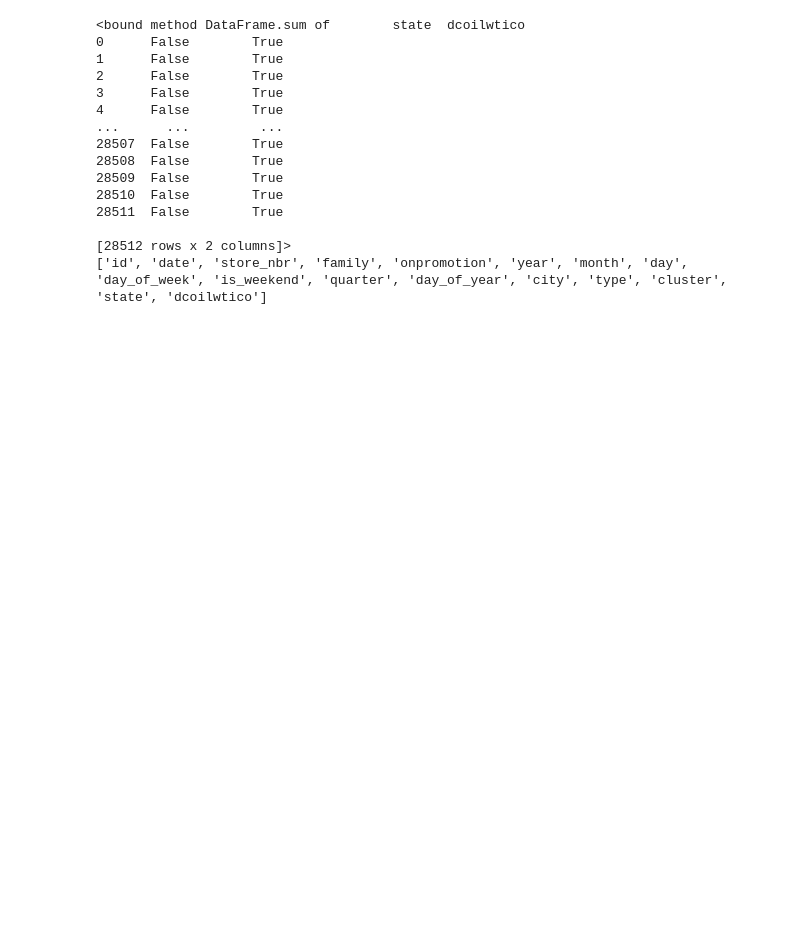
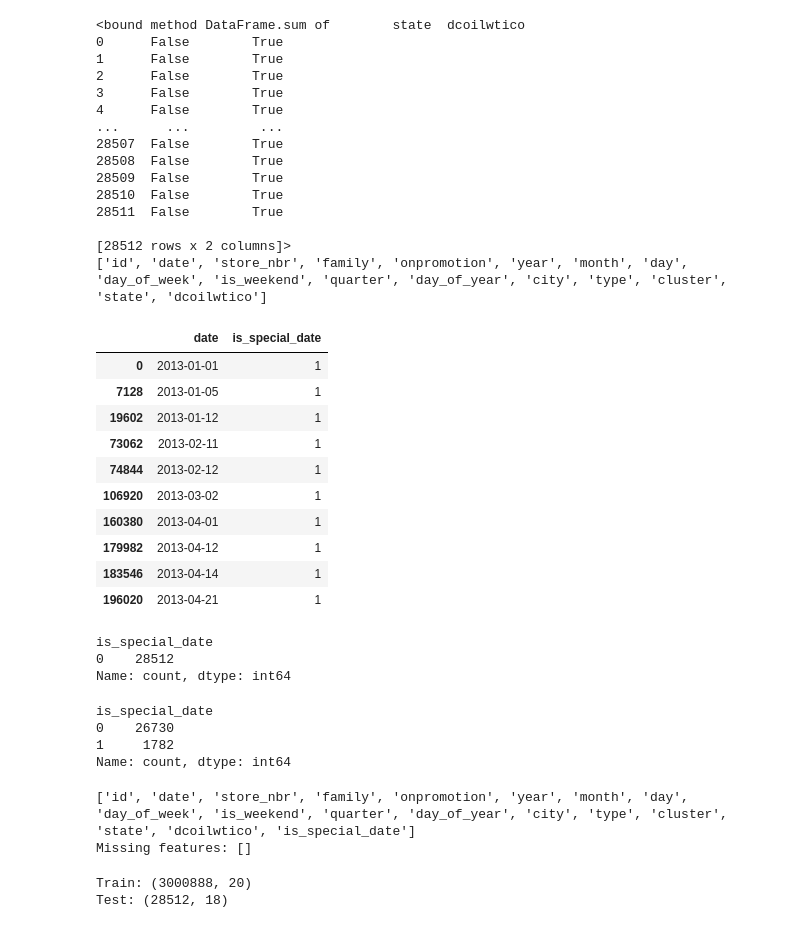
Before and after one commit to clia7/Data_Analytics_Journey, a Jupyter notebook: 06_Store_Sales_Case_Study/notebooks/03_Store_Sales_ML.ipynb, the cells around one changed output. Cells and saved outputs as stored; diff of their text form; code cells hidden in the pictures; blank space fills up the shorter version.

Commit message:
prepare test dataset

```diff
--- a/06_Store_Sales_Case_Study/notebooks/03_Store_Sales_ML.ipynb
+++ b/06_Store_Sales_Case_Study/notebooks/03_Store_Sales_ML.ipynb
@@ -746,0 +751,79 @@ print(test.columns.tolist())
+# %%
+train_data.loc[
+    train_data['is_special_date'] == 1,
+    ['date', 'is_special_date']
+].drop_duplicates().head(10)
+# %% [output]
+|  | date | is_special_date |
+| 0 | 2013-01-01 | 1 |
+| 7128 | 2013-01-05 | 1 |
+| 19602 | 2013-01-12 | 1 |
+| 73062 | 2013-02-11 | 1 |
+| 74844 | 2013-02-12 | 1 |
+| 106920 | 2013-03-02 | 1 |
+| 160380 | 2013-04-01 | 1 |
+| 179982 | 2013-04-12 | 1 |
+| 183546 | 2013-04-14 | 1 |
+| 196020 | 2013-04-21 | 1 |
+# %%
+special_dates = train_data.loc[
+    train_data['is_special_date'] == 1,
+    'date'
+].drop_duplicates()
+
+test['is_special_date'] = test['date'].isin(special_dates).astype(int)
+
+print(test['is_special_date'].value_counts())
+# %% [output]
+is_special_date
+0    28512
+Name: count, dtype: int64
+# %%
+holidays = pd.read_csv('../data/holidays_events.csv')
+holidays['date'] = pd.to_datetime(holidays['date'])
+
+test['is_special_date'] = (
+    test['date'].isin(holidays['date'])
+).astype(int)
+
+print(test['is_special_date'].value_counts())
+# %% [output]
+is_special_date
+0    26730
+1     1782
+Name: count, dtype: int64
+# %%
+feature_cols = [
+    'store_nbr', 'family', 'onpromotion', 'city',
+    'state', 'type', 'cluster', 'dcoilwtico', 'year',
+    'month', 'day', 'day_of_week', 'is_weekend', 'quarter',
+    'is_special_date', 'day_of_year'
+]
+
+print(test.columns.tolist())
+print('Missing features:', [
+    col for col in feature_cols if col not in test.columns
+])
+# %% [output]
+['id', 'date', 'store_nbr', 'family', 'onpromotion', 'year', 'month', 'day', 'day_of_week', 'is_weekend', 'quarter', 'day_of_year', 'city', 'type', 'cluster', 'state', 'dcoilwtico', 'is_special_date']
+Missing features: []
+# %%
+X_full = train_data[feature_cols].copy()
+X_test = test[feature_cols].copy()
+
+y_full_log = np.log1p(train_data['sales'])
+
+categorial_features = ['family', 'city', 'state', 'type']
+
+for col in categorial_features:
+    X_full[col] = X_full[col].astype('category')
+    X_test[col] = pd.Categorical(
+        X_test[col],
+        categories=X_full[col].cat.categories
+    )
+
+print('Train:', train.shape)
+print('Test:', test.shape)
+# %% [output]
+Train: (3000888, 20)
+Test: (28512, 18)
```
Also changed, not shown: parts of 5 cells of this notebook.
